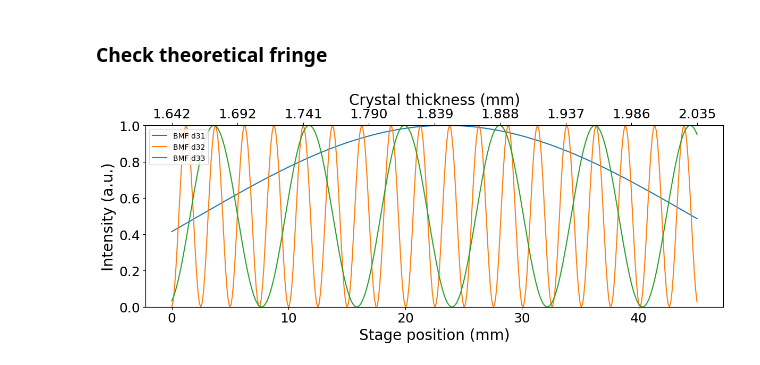
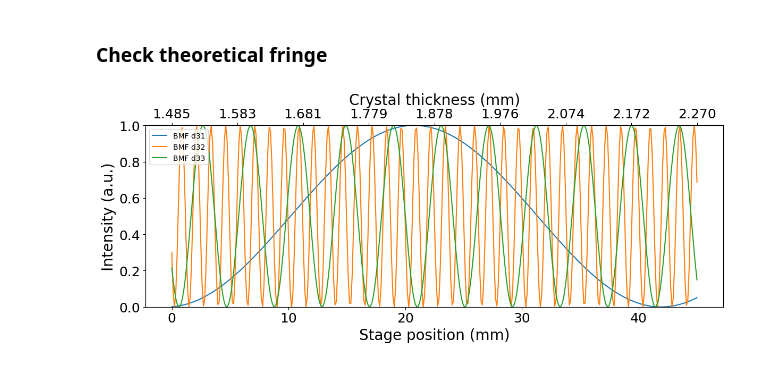
Before and after one commit to ui-kurodai/202510_NLO_measurement, a Jupyter notebook: test_codes/BMF_peak_thickness.ipynb, the cells around one changed output. Saved outputs shown, nothing was run; the diff lists cells and outputs as text; code cells hidden in the pictures.

```diff
--- a/test_codes/BMF_peak_thickness.ipynb
+++ b/test_codes/BMF_peak_thickness.ipynb
@@ -95,38 +95,38 @@ ft_ticks = 18
 fig, ax = plt.subplots(figsize=(12, 5))
 for dij, strategy in strategies.items():
     fringe, aux = strategy._maker_fringes(
-        override={"L":1.8 ,"wedge_deg": 0.5},
+        override={"L":1.8 ,"wedge_deg": 1.0},
         return_aux=True
         )
     thickness = aux["L_array"]
     ax.plot(x, fringe, label=f'BMF {dij}')
 
 # ---- Bottom x-axis (stage position) ----
 ax.set_xlabel('Stage position (mm)', fontsize=ft_labels)
 ax.set_ylabel('Intensity (a.u.)', fontsize=ft_labels)
 ax.tick_params(axis="x", labelsize=ft_ticks)
 ax.tick_params(axis="y", labelsize=ft_ticks)
 ax.set_ylim(0, 1)
 
 # ---- Top x-axis (crystal thickness) ----
 ax_top = ax.twiny()
 ax_top.set_xlim(ax.get_xlim())
 
 # Choose tick positions from stage axis
 n_ticks = 9
 x_ticks = np.linspace(x.min(), x.max(), n_ticks)
 
 # Interpolate thickness at those positions
 thickness_ticks = np.interp(x_ticks, x, thickness)
 
 ax_top.set_xticks(x_ticks)
 ax_top.tick_params(axis="x", labelsize=ft_ticks)
 ax_top.set_xticklabels([f"{t:.3f}" for t in thickness_ticks])
 ax_top.set_xlabel("Crystal thickness (mm)", fontsize=ft_labels)
 
 
 fig.tight_layout()
 ax.legend(loc='upper left')
 plt.show()
 # %% [output]
-[figure, old version]
+[figure, new version]
```
Also changed, not shown: 2 other files.
